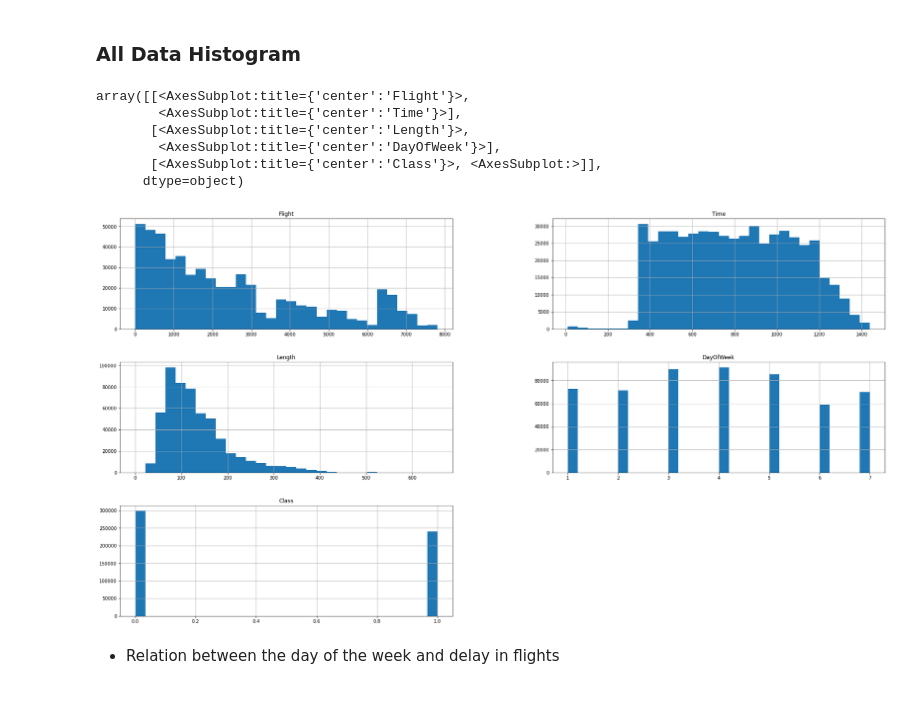
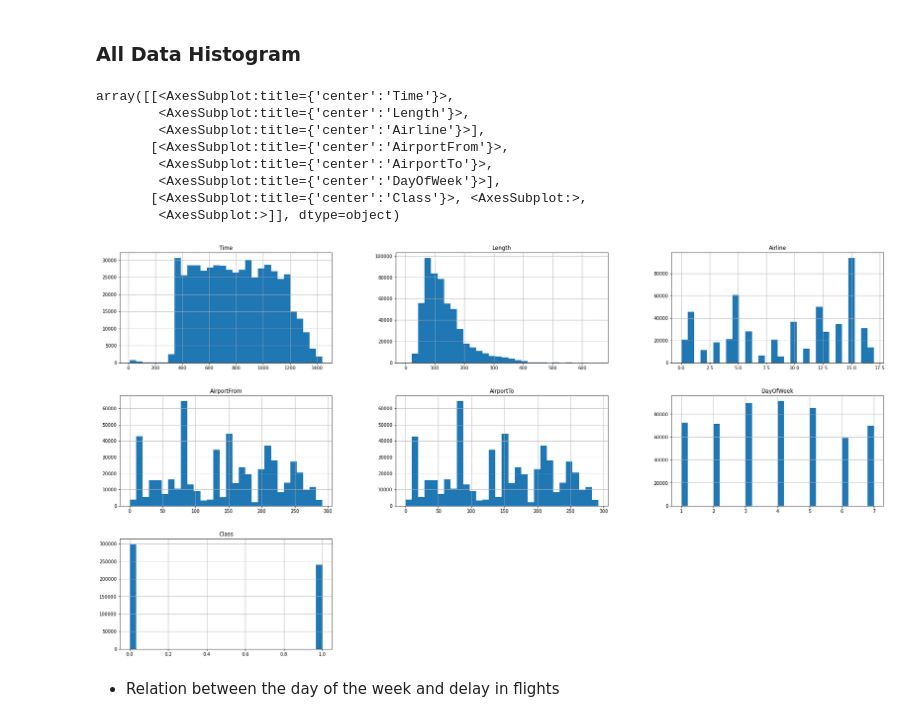
Before and after one commit to Eduartico/IA, a Jupyter notebook: Project2/airlines.ipynb, the cells around one changed output. Drawn from its saved outputs; the diff is of its cells as text; code cells hidden in the pictures.

```diff
--- a/Project2/airlines.ipynb
+++ b/Project2/airlines.ipynb
@@ -113,3 +124,23 @@ dtype: int64
+# %%
+data_encoded = dataset.copy()
+
+# Combine "AirportFrom" and "AirportTo" columns to create a unified set of airports
+airports = pd.concat([data_encoded['AirportFrom'], data_encoded['AirportTo']])
+
+# Perform label encoding on the combined set of airports
+label_encoder_airports = LabelEncoder()
+encoded_airports = label_encoder_airports.fit_transform(airports)
+
+# Perform label encoding on the "Airline" column
+label_encoder_airline = LabelEncoder()
+data_encoded['Airline'] = label_encoder_airline.fit_transform(data_encoded['Airline'])
+
+# Update "AirportFrom" and "AirportTo" columns with the encoded values
+data_encoded['AirportFrom'] = encoded_airports[:len(data_encoded)]
+data_encoded['AirportTo'] = encoded_airports[len(data_encoded):]
+
+# Remove the "Flight" column
+data_encoded = data_encoded.drop('Flight', axis=1)
 # %% [markdown]
 #### Checking the correlation of values
 # %%
@@ -124,15 +155,17 @@ plt.show()
 # %% [markdown]
 ### All Data Histogram
 # %%
-dataset.hist(bins=30, figsize=(30, 16), sharey=False)
+data_encoded.hist(bins=30, figsize=(30, 16), sharey=False)
 # %% [output]
-array([[<AxesSubplot:title={'center':'Flight'}>,
-        <AxesSubplot:title={'center':'Time'}>],
-       [<AxesSubplot:title={'center':'Length'}>,
+array([[<AxesSubplot:title={'center':'Time'}>,
+        <AxesSubplot:title={'center':'Length'}>,
+        <AxesSubplot:title={'center':'Airline'}>],
+       [<AxesSubplot:title={'center':'AirportFrom'}>,
+        <AxesSubplot:title={'center':'AirportTo'}>,
         <AxesSubplot:title={'center':'DayOfWeek'}>],
-       [<AxesSubplot:title={'center':'Class'}>, <AxesSubplot:>]],
-      dtype=object)
+       [<AxesSubplot:title={'center':'Class'}>, <AxesSubplot:>,
+        <AxesSubplot:>]], dtype=object)
-[figure, old version]
+[figure, new version]
 # %% [markdown]
 - Relation between the day of the week and delay in flights
 # %%
```
Also changed, not shown: parts of 55 cells of this notebook.
